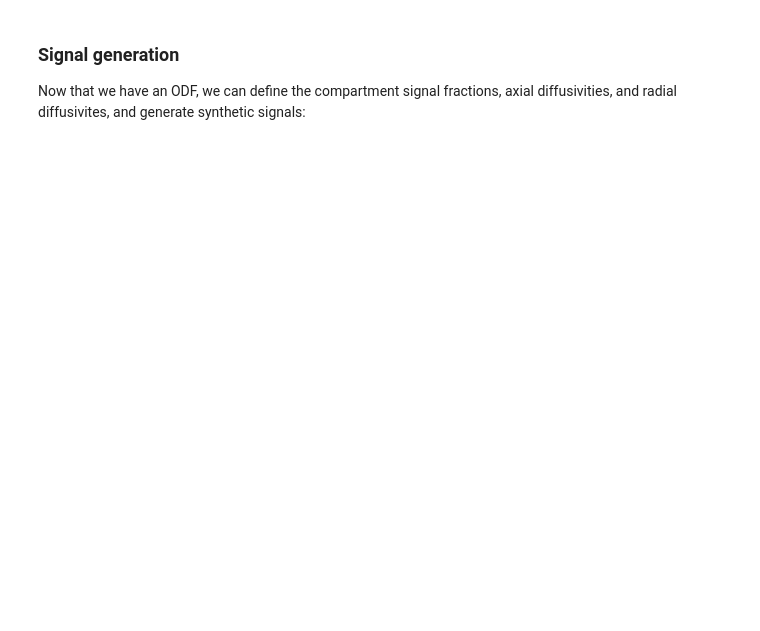
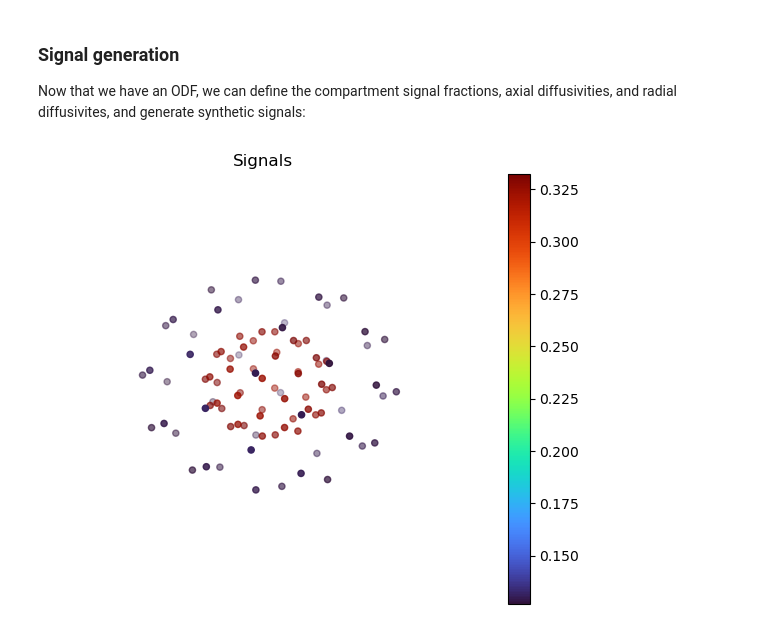
Before and after one commit to polbb/micromodelsim, a Jupyter notebook: docs/source/tutorial.ipynb, the cells around one changed output. Cells and saved outputs as stored; diff of their text form; code cells hidden in the pictures; blank space fills up the shorter version.

```diff
--- a/docs/source/tutorial.ipynb
+++ b/docs/source/tutorial.ipynb
@@ -232,20 +244,23 @@ Now that we have an ODF, we can define the compartment signal fractions, axial d
 # %%
 fs = np.array([0.8, 0.2])[np.newaxis]
 ads = np.array([2, 0])[np.newaxis]
 rds = np.array([1, 1])[np.newaxis]
 odfs_sh = coeffs[np.newaxis]
 signals = mmsim.compartment_model_simulation(gradient, fs, ads, rds, odfs_sh)
 
 fig = plt.figure()
 ax = fig.add_subplot(111, projection="3d")
 im = ax.scatter(
     bvals * bvecs[:, 0],
     bvals * bvecs[:, 1],
     bvals * bvecs[:, 2],
     c=signals,
     cmap="turbo",
 )
 plt.colorbar(im)
+ax.set_title("Signals")
 ax.set_axis_off()
 fig.tight_layout()
 plt.show()
+# %% [output]
+[figure, added]
```
Also changed, not shown: parts of 5 cells of this notebook.
